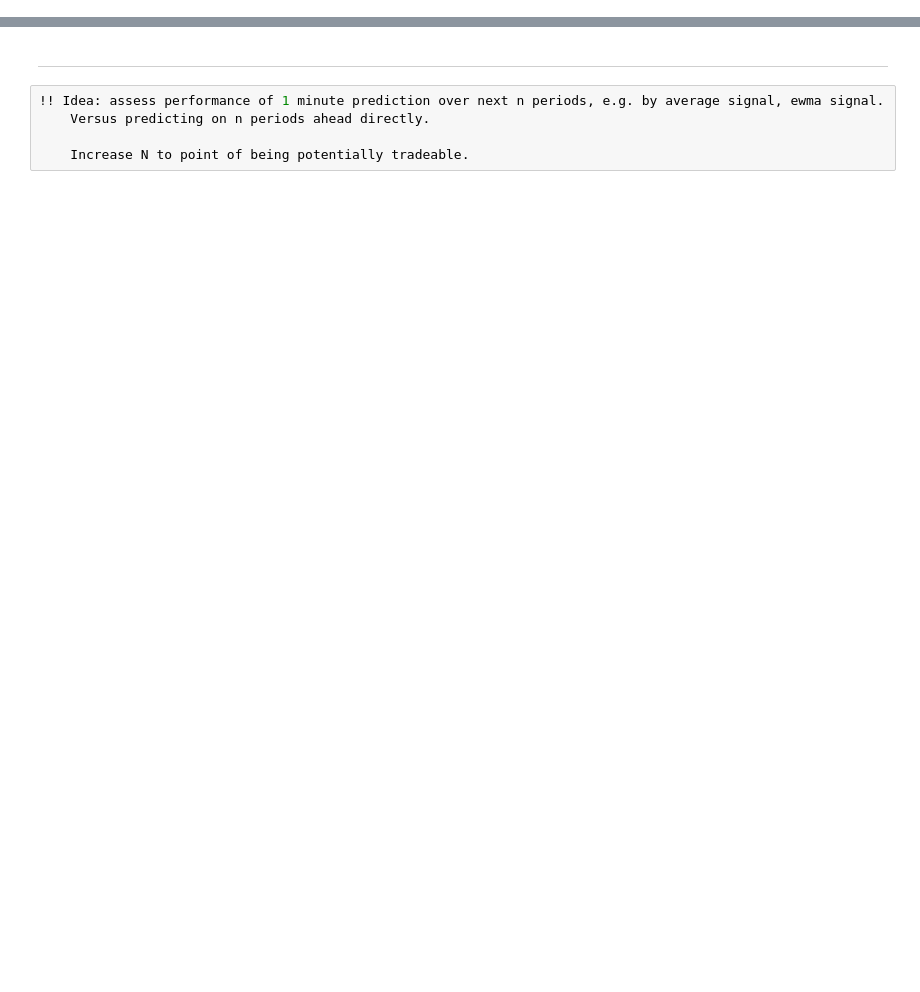
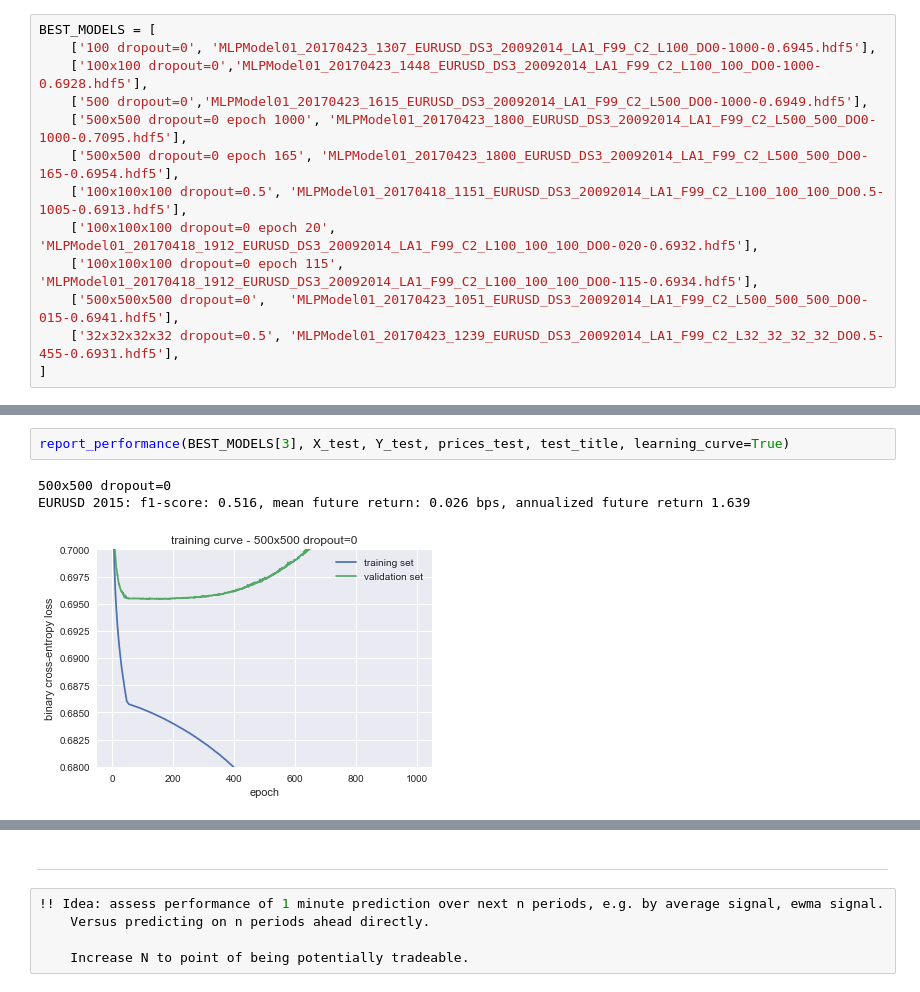
Before and after one commit to andrewwilson/mlnd_capstone, a Jupyter notebook: LoadAndEvaluateModel.ipynb, the cells around one changed output, grey strips where cells are left out. Drawn from its saved outputs; the diff is of its cells as text; blank space fills up the shorter version.

Commit message:
model evaluation

```diff
--- a/LoadAndEvaluateModel.ipynb
+++ b/LoadAndEvaluateModel.ipynb
@@ -78,3 +69,16 @@ plt.legend()
+# %%
+BEST_MODELS = [
+    ['100 dropout=0', 'MLPModel01_20170423_1307_EURUSD_DS3_20092014_LA1_F99_C2_L100_DO0-1000-0.6945.hdf5'],
+    ['100x100 dropout=0','MLPModel01_20170423_1448_EURUSD_DS3_20092014_LA1_F99_C2_L100_100_DO0-1000-0.6928.hdf5'],
+    ['500 dropout=0','MLPModel01_20170423_1615_EURUSD_DS3_20092014_LA1_F99_C2_L500_DO0-1000-0.6949.hdf5'],
+    ['500x500 dropout=0 epoch 1000', 'MLPModel01_20170423_1800_EURUSD_DS3_20092014_LA1_F99_C2_L500_500_DO0-1000-0.7095.hdf5'],
+    ['500x500 dropout=0 epoch 165', 'MLPModel01_20170423_1800_EURUSD_DS3_20092014_LA1_F99_C2_L500_500_DO0-165-0.6954.hdf5'],
+    ['100x100x100 dropout=0.5', 'MLPModel01_20170418_1151_EURUSD_DS3_20092014_LA1_F99_C2_L100_100_100_DO0.5-1005-0.6913.hdf5'],
+    ['100x100x100 dropout=0 epoch 20',  'MLPModel01_20170418_1912_EURUSD_DS3_20092014_LA1_F99_C2_L100_100_100_DO0-020-0.6932.hdf5'],
+    ['100x100x100 dropout=0 epoch 115', 'MLPModel01_20170418_1912_EURUSD_DS3_20092014_LA1_F99_C2_L100_100_100_DO0-115-0.6934.hdf5'],
+    ['500x500x500 dropout=0',   'MLPModel01_20170423_1051_EURUSD_DS3_20092014_LA1_F99_C2_L500_500_500_DO0-015-0.6941.hdf5'],
+    ['32x32x32x32 dropout=0.5', 'MLPModel01_20170423_1239_EURUSD_DS3_20092014_LA1_F99_C2_L32_32_32_32_DO0.5-455-0.6931.hdf5'],
+]
 # %%
 # load test dataset
 lookahead=1
@@ -96,0 +92,6 @@ EURUSD 2016: f1-score: 0.519, mean future return: 0.024 bps, annualized future r
+# %%
+report_performance(BEST_MODELS[3], X_test, Y_test, prices_test, test_title, learning_curve=True)
+# %% [output]
+500x500 dropout=0
+EURUSD 2015: f1-score: 0.516, mean future return: 0.026 bps, annualized future return 1.639
+[figure, added]
```
Also changed, not shown: parts of 26 cells of this notebook, 2 other files.
